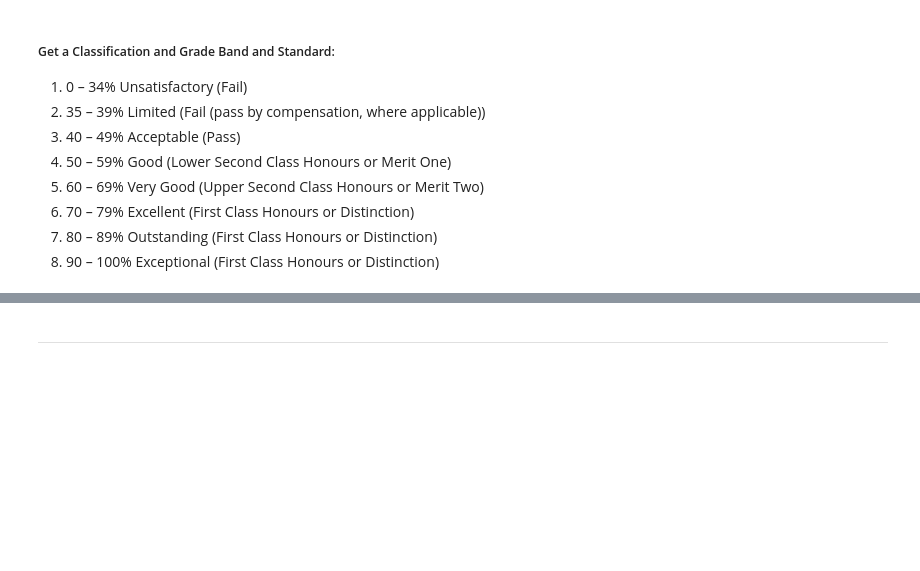
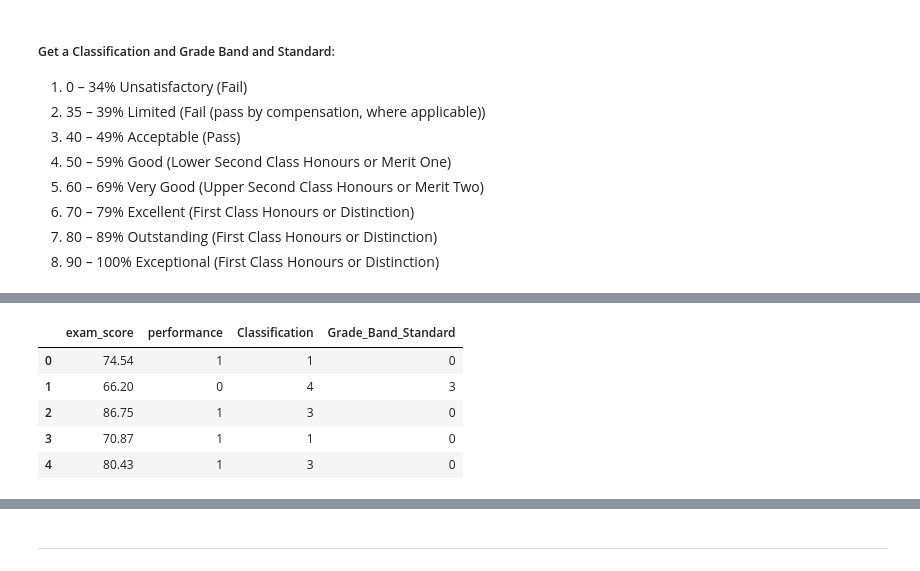
Before and after one commit to CristhianMacedo2024104/Statistical-Techniques-CA2, a Jupyter notebook: CristhianMacedo_StatisticalTecHDip_CA2.ipynb, the cells around one changed output, grey strips where cells are left out. Cells and saved outputs as stored; diff of their text form; code cells hidden in the pictures; blank space fills up the shorter version.

```diff
--- a/CristhianMacedo_StatisticalTecHDip_CA2.ipynb
+++ b/CristhianMacedo_StatisticalTecHDip_CA2.ipynb
@@ -146,0 +236,9 @@ Name: count, dtype: float64
+# %%
+task1.head(5)
+# %% [output]
+|  | exam_score | performance | Classification | Grade_Band_Standard |
+| 0 | 74.54 | 1 | 1 | 0 |
+| 1 | 66.20 | 0 | 4 | 3 |
+| 2 | 86.75 | 1 | 3 | 0 |
+| 3 | 70.87 | 1 | 1 | 0 |
+| 4 | 80.43 | 1 | 3 | 0 |
```
Also changed, not shown: parts of 11 cells of this notebook.
